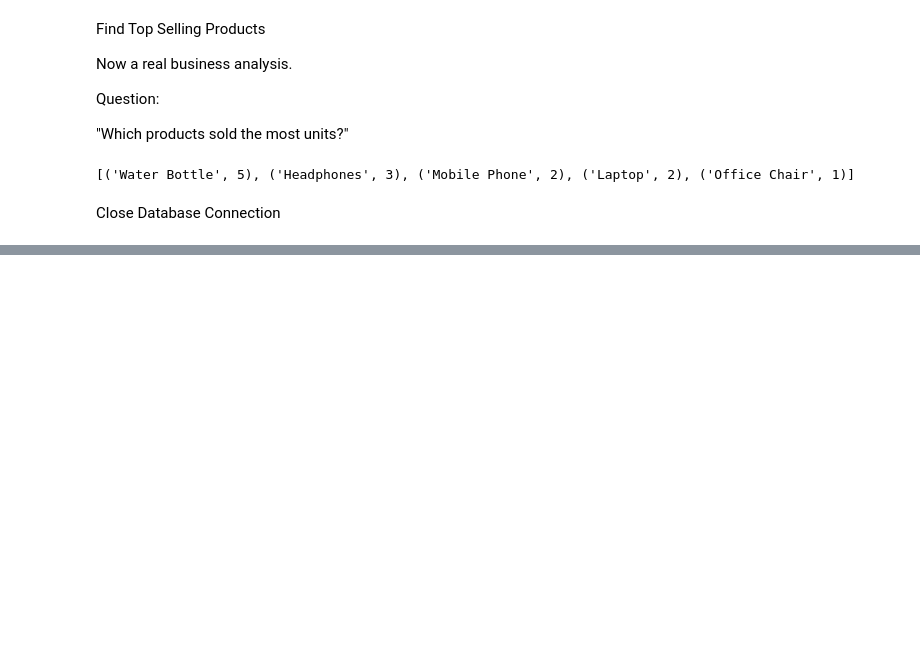
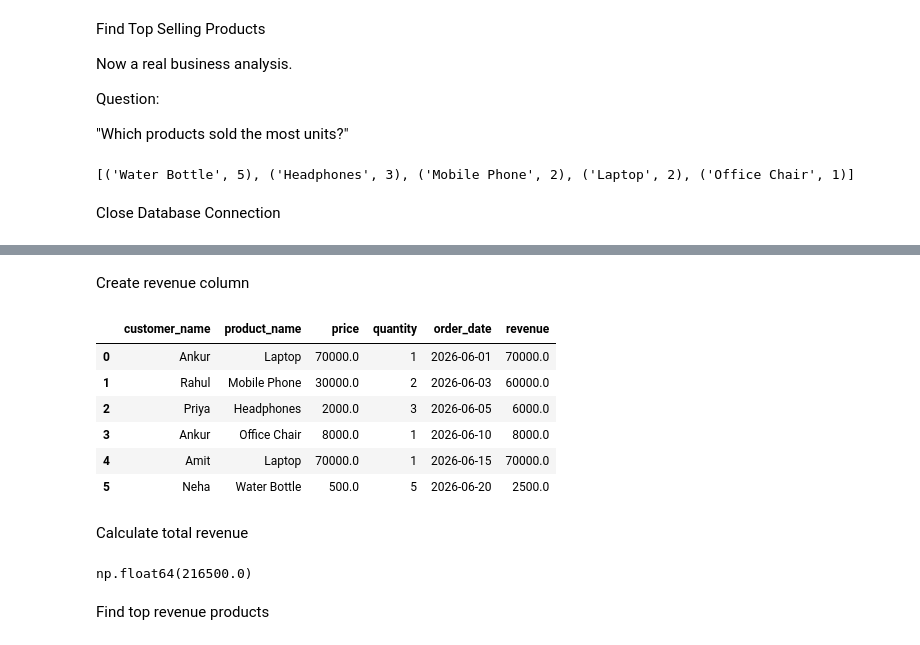
Before and after one commit to iankurbhatt/AI-Data-Analyst-Agent, a Jupyter notebook: database_setup.ipynb, the cells around one changed output, grey strips where cells are left out. Drawn from its saved outputs; the diff is of its cells as text; code cells hidden in the pictures; blank space fills up the shorter version.

Commit message:
Load SQLite data into Pandas and perform business analysis

```diff
--- a/database_setup.ipynb
+++ b/database_setup.ipynb
@@ -320,0 +327,2 @@ connection.close()
+# %%
+connection=sqlite3.connect("business.db")
@@ -320,0 +375,14 @@ connection.close()
+# %%
+sales_df = pd.read_sql("""
+SELECT customers.customer_name,
+products.product_name,
+products.price,
+orders.quantity,
+orders.order_date
+FROM orders
+JOIN customers
+ON orders.customer_id = customers.customer_id
+JOIN products
+ON orders.product_id = products.product_id
+""",connection)
+sales_df
@@ -320,0 +397,21 @@ connection.close()
+# %% [markdown]
+Create revenue column
+# %%
+sales_df["revenue"] = (sales_df["price"] * sales_df["quantity"])
+sales_df
+# %% [output]
+|  | customer_name | product_name | price | quantity | order_date | revenue |
+| 0 | Ankur | Laptop | 70000.0 | 1 | 2026-06-01 | 70000.0 |
+| 1 | Rahul | Mobile Phone | 30000.0 | 2 | 2026-06-03 | 60000.0 |
+| 2 | Priya | Headphones | 2000.0 | 3 | 2026-06-05 | 6000.0 |
+| 3 | Ankur | Office Chair | 8000.0 | 1 | 2026-06-10 | 8000.0 |
+| 4 | Amit | Laptop | 70000.0 | 1 | 2026-06-15 | 70000.0 |
+| 5 | Neha | Water Bottle | 500.0 | 5 | 2026-06-20 | 2500.0 |
+# %% [markdown]
+Calculate total revenue
+# %%
+sales_df["revenue"].sum()
+# %% [output]
+np.float64(216500.0)
+# %% [markdown]
+Find top revenue products
```
Also changed, not shown: parts of 16 cells of this notebook.
